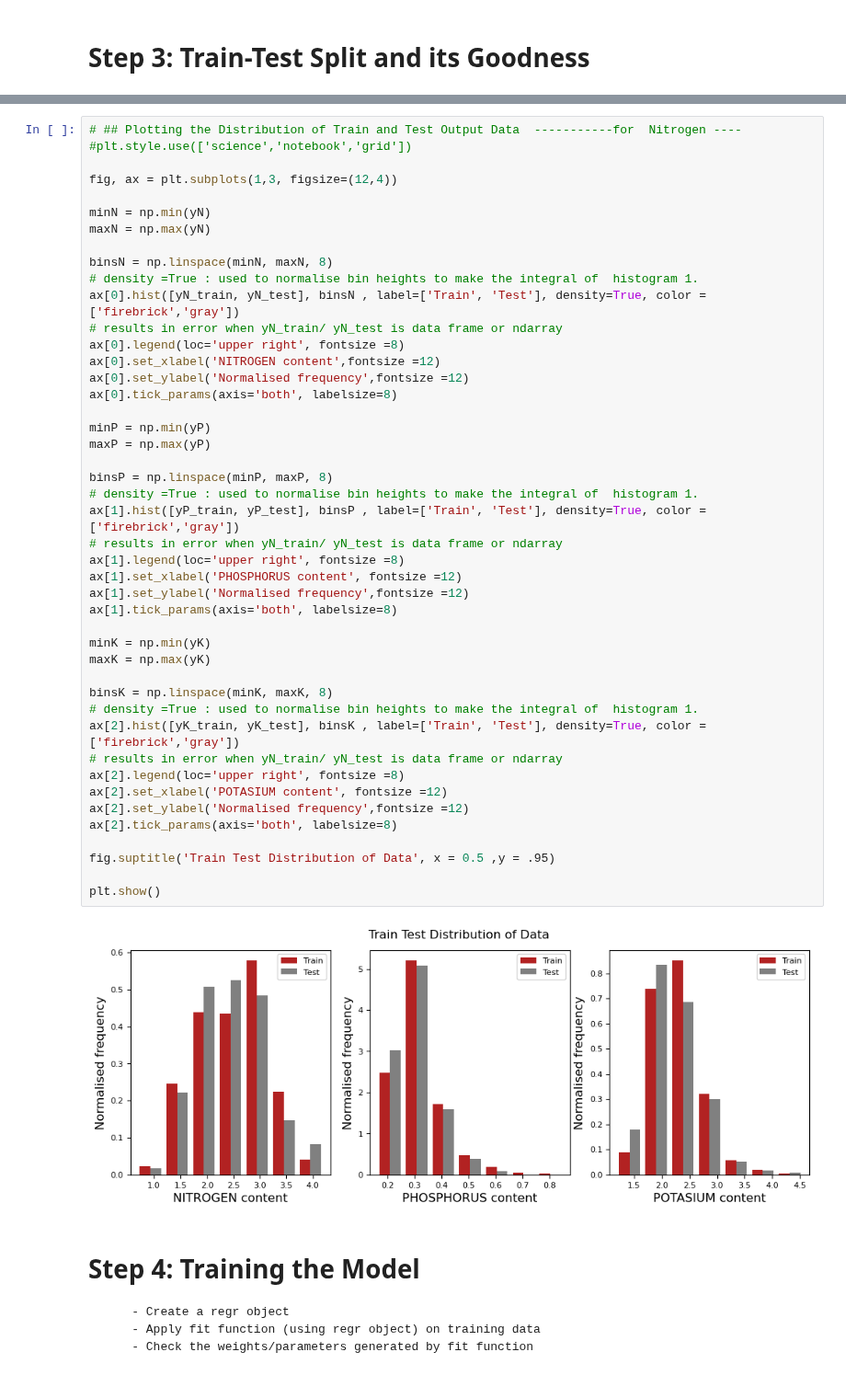
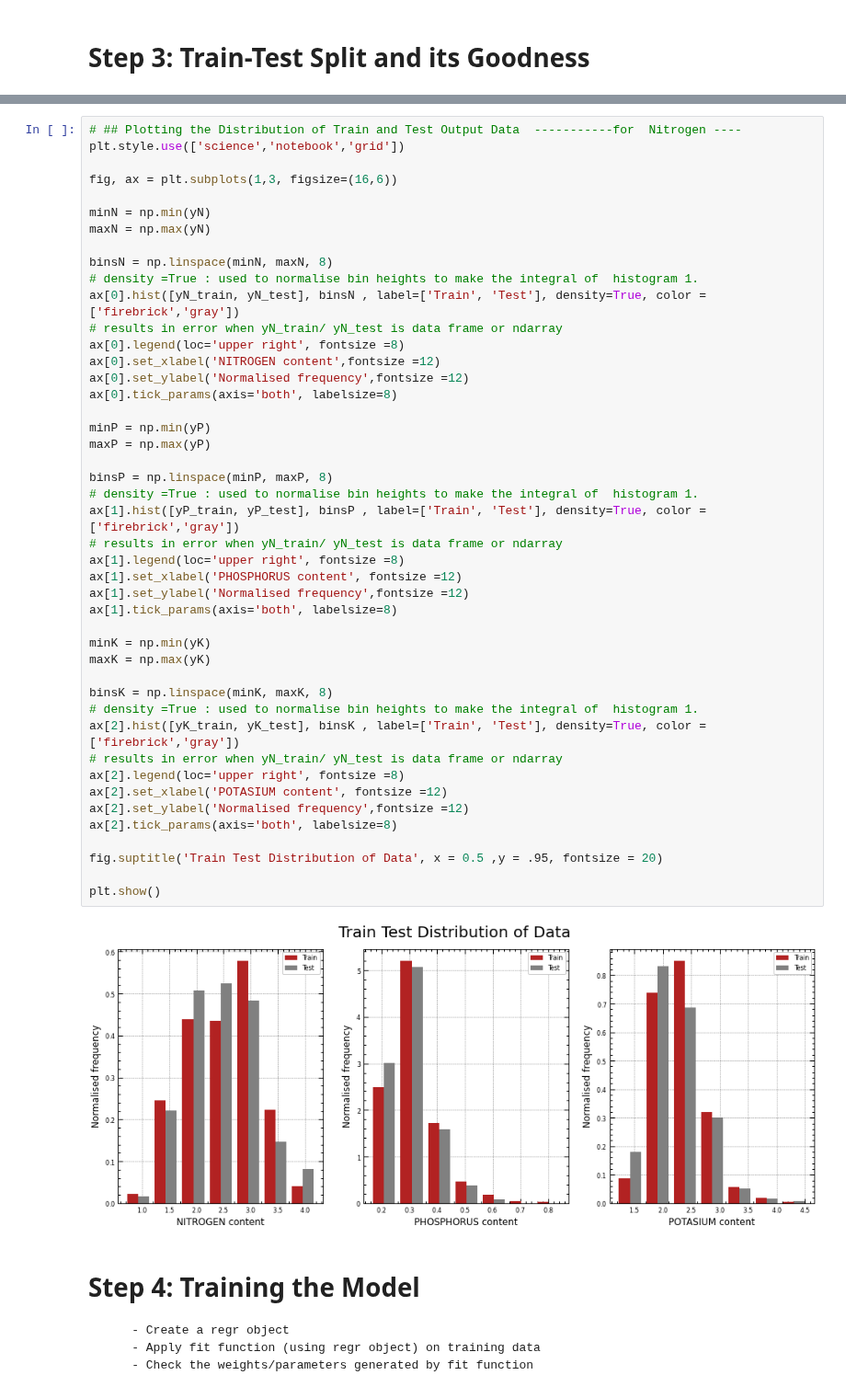
Before and after one commit to SwetaSingh87/SharedPython, a Jupyter notebook: MazeData/A_Maize_Mult.ipynb, the cells around one changed output, grey strips where cells are left out. Shown at 92% size. Drawn from its saved outputs; the diff is of its cells as text.

```diff
--- a/MazeData/A_Maize_Mult.ipynb
+++ b/MazeData/A_Maize_Mult.ipynb
@@ -226,9 +224,9 @@ For test size = 0.2      min pvalue: 0.008812186388581732        found at random
  Train-Test Split Done for yN yP yK
 # %%
 # ## Plotting the Distribution of Train and Test Output Data  -----------for  Nitrogen ----
-#plt.style.use(['science','notebook','grid'])
+plt.style.use(['science','notebook','grid'])
 
-fig, ax = plt.subplots(1,3, figsize=(12,4))
+fig, ax = plt.subplots(1,3, figsize=(16,6))
 
 minN = np.min(yN)
 maxN = np.max(yN)
@@ -242,35 +240,35 @@ ax[0].set_xlabel('NITROGEN content',fontsize =12)
 ax[0].set_ylabel('Normalised frequency',fontsize =12)
 ax[0].tick_params(axis='both', labelsize=8)
 
 minP = np.min(yP)
 maxP = np.max(yP)
 
 binsP = np.linspace(minP, maxP, 8)
 # density =True : used to normalise bin heights to make the integral of  histogram 1.
 ax[1].hist([yP_train, yP_test], binsP , label=['Train', 'Test'], density=True, color = ['firebrick','gray'])
 # results in error when yN_train/ yN_test is data frame or ndarray
 ax[1].legend(loc='upper right', fontsize =8)
 ax[1].set_xlabel('PHOSPHORUS content', fontsize =12)
 ax[1].set_ylabel('Normalised frequency',fontsize =12)
 ax[1].tick_params(axis='both', labelsize=8)
 
 minK = np.min(yK)
 maxK = np.max(yK)
 
 binsK = np.linspace(minK, maxK, 8)
 # density =True : used to normalise bin heights to make the integral of  histogram 1.
 ax[2].hist([yK_train, yK_test], binsK , label=['Train', 'Test'], density=True, color = ['firebrick','gray'])
 # results in error when yN_train/ yN_test is data frame or ndarray
 ax[2].legend(loc='upper right', fontsize =8)
 ax[2].set_xlabel('POTASIUM content', fontsize =12)
 ax[2].set_ylabel('Normalised frequency',fontsize =12)
 ax[2].tick_params(axis='both', labelsize=8)
 
-fig.suptitle('Train Test Distribution of Data', x = 0.5 ,y = .95)
+fig.suptitle('Train Test Distribution of Data', x = 0.5 ,y = .95, fontsize = 20)
 
 plt.show()
 # %% [output]
-[figure, old version]
+[figure, new version]
 # %% [markdown]
 # Step 4: Training the Model
 
```
Also changed, not shown: parts of 23 cells of this notebook.
